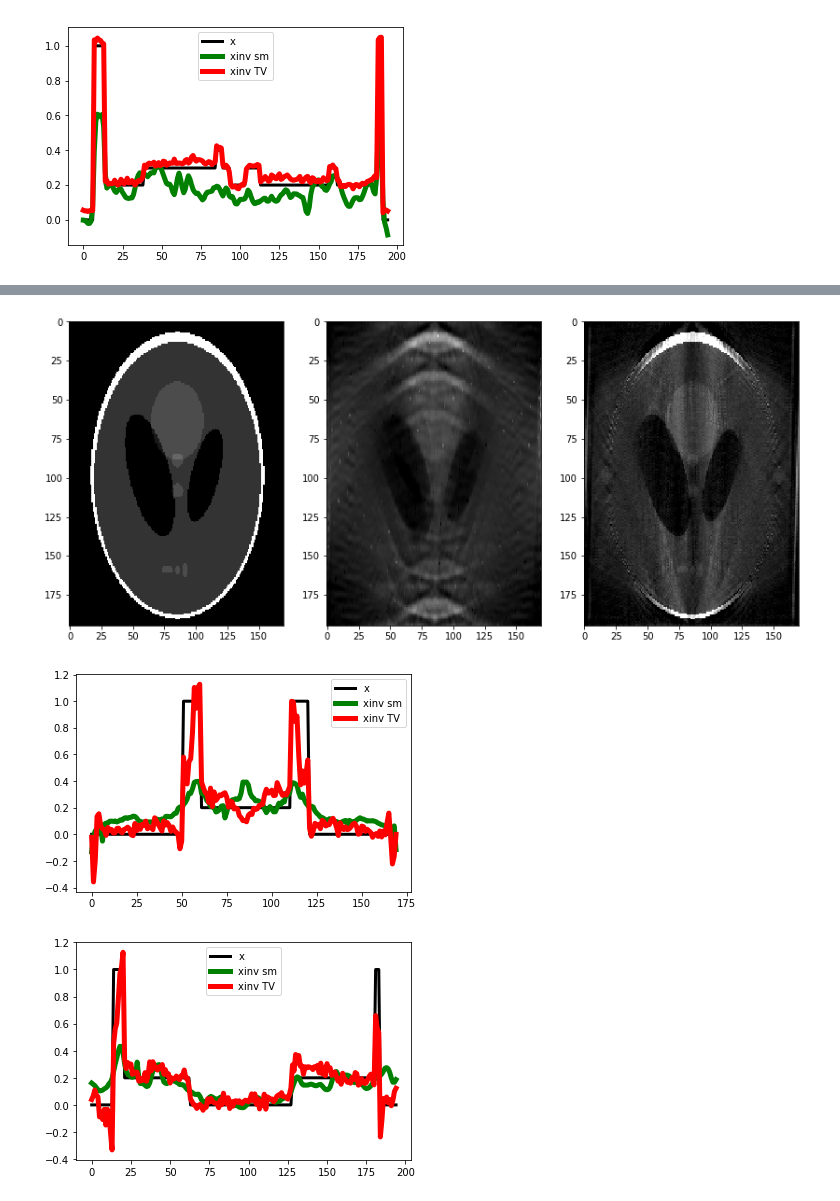
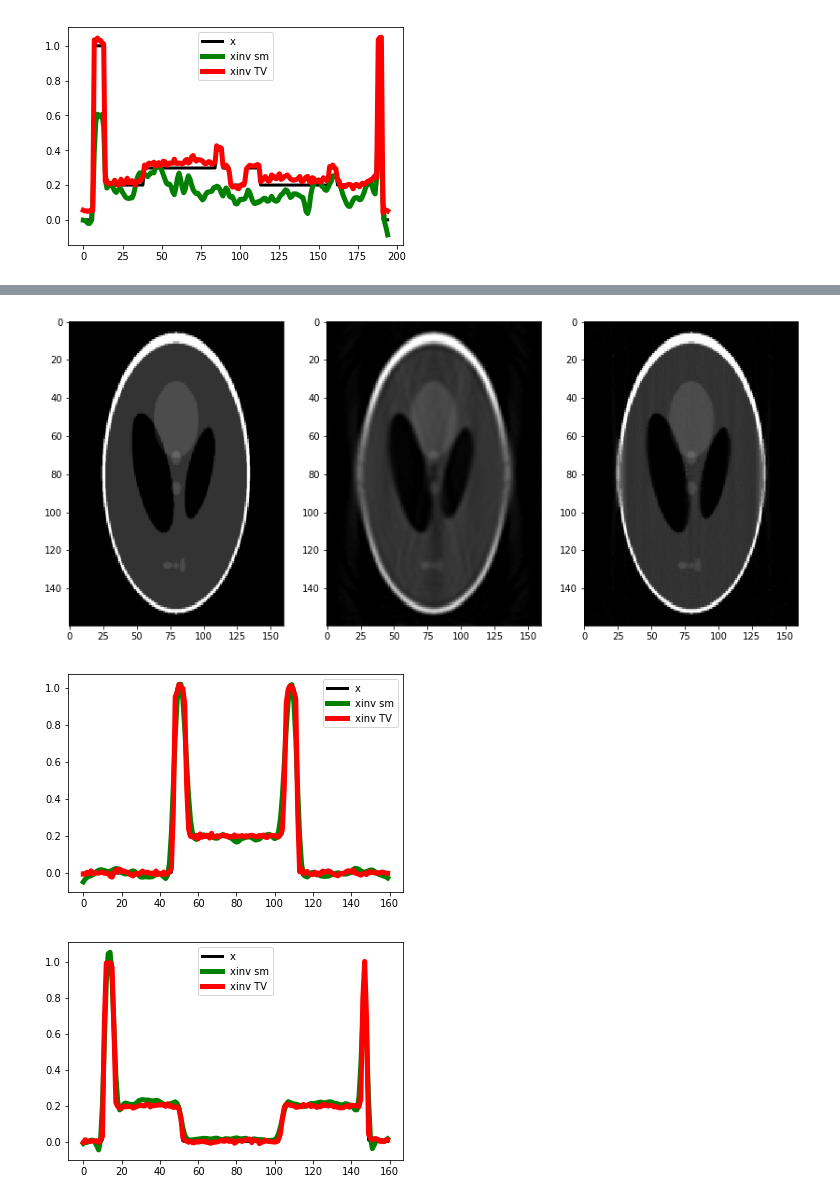
Before and after one commit to PyLops/pylops_notebooks, a Jupyter notebook: developement/TVreg.ipynb, the cells around one changed output, grey strips where cells are left out. Saved outputs shown, nothing was run; the diff lists cells and outputs as text; code cells hidden in the pictures.

```diff
--- a/developement/TVreg.ipynb
+++ b/developement/TVreg.ipynb
@@ -557,0 +608,26 @@ axs[2].axis('tight');
+# %%
+image = shepp_logan_phantom()
+image = rescale(image, scale=0.4, mode='reflect', multichannel=False)
+
+theta = np.linspace(0., 180., 200, endpoint=False)
+table = create_table(radoncurve, np.arange(nx) - nx//2, np.arange(nx) - nx//2,
+                     theta, nx, nt, theta.size)
+RLop = pylops.Spread((theta.size, nx), (ny, nx), table=table, engine='numba')
+
+y = RLop.H*image.T.ravel()
+y = y.reshape(theta.size, nx).T
+
+# Filtered back-projection
+imrec = RLop*y.T.ravel()
+imrec = imrec.reshape(nx, ny).T
+
+fig, axs = plt.subplots(1, 3, figsize=(14, 5))
+axs[0].imshow(image, vmin=0, vmax=1, cmap='gray')
+axs[0].set_title('Model')
+axs[0].axis('tight')
+axs[1].imshow(y, cmap='gray')
+axs[1].set_title('Data')
+axs[1].axis('tight')
+axs[2].imshow(imrec, cmap='gray')
+axs[2].set_title('Adjoint model')
+axs[2].axis('tight');
@@ -566,36 +644,36 @@ xinv_sm = RegularizedInversion(RLop.H, [D2op], y.T.flatten(), epsRs=[1e1],
 xinv_sm = np.real(xinv_sm.reshape(nx, ny)).T
 
 # TV
 mu = 1.5
 lamda = [1., 1.]
 niter = 10
 niterinner = 2
 
 xinv, niter = SplitBregman(RLop.H, Dop, y.T.flatten(), niter, niterinner,
                            mu=mu, epsRL1s=lamda, tol=1e-4, tau=1., show=False,
                              **dict(iter_lim=20, damp=1e-2))
 xinv = np.real(xinv.reshape(nx, ny)).T
 
 fig, axs = plt.subplots(1, 3, figsize=(14, 6))
-axs[0].imshow(x, vmin=0, vmax=1, cmap='gray')
+axs[0].imshow(image, vmin=0, vmax=1, cmap='gray')
 axs[0].axis('tight')
 axs[1].imshow(xinv_sm, vmin=0, vmax=1, cmap='gray')
 axs[1].axis('tight')
 axs[2].imshow(xinv, vmin=0, vmax=1, cmap='gray')
 axs[2].axis('tight')
 
 plt.figure()
-plt.plot(x[20], 'k', lw=3, label='x')
+plt.plot(image[20], 'k', lw=3, label='x')
 plt.plot(xinv_sm[20], 'g', lw=5, label='xinv sm')
 plt.plot(xinv[20], 'r', lw=5, label='xinv TV')
 plt.legend();
 
 plt.figure()
-plt.plot(x[:, 60], 'k', lw=3, label='x')
+plt.plot(image[:, 60], 'k', lw=3, label='x')
 plt.plot(xinv_sm[:, 60], 'g', lw=5, label='xinv sm')
 plt.plot(xinv[:, 60], 'r', lw=5, label='xinv TV')
 plt.legend();
 # %% [output]
-[figure, old version]
+[figure, new version]
-[figure, old version]
+[figure, new version]
-[figure, old version]
+[figure, new version]
```
Also changed, not shown: parts of 8 cells of this notebook.
